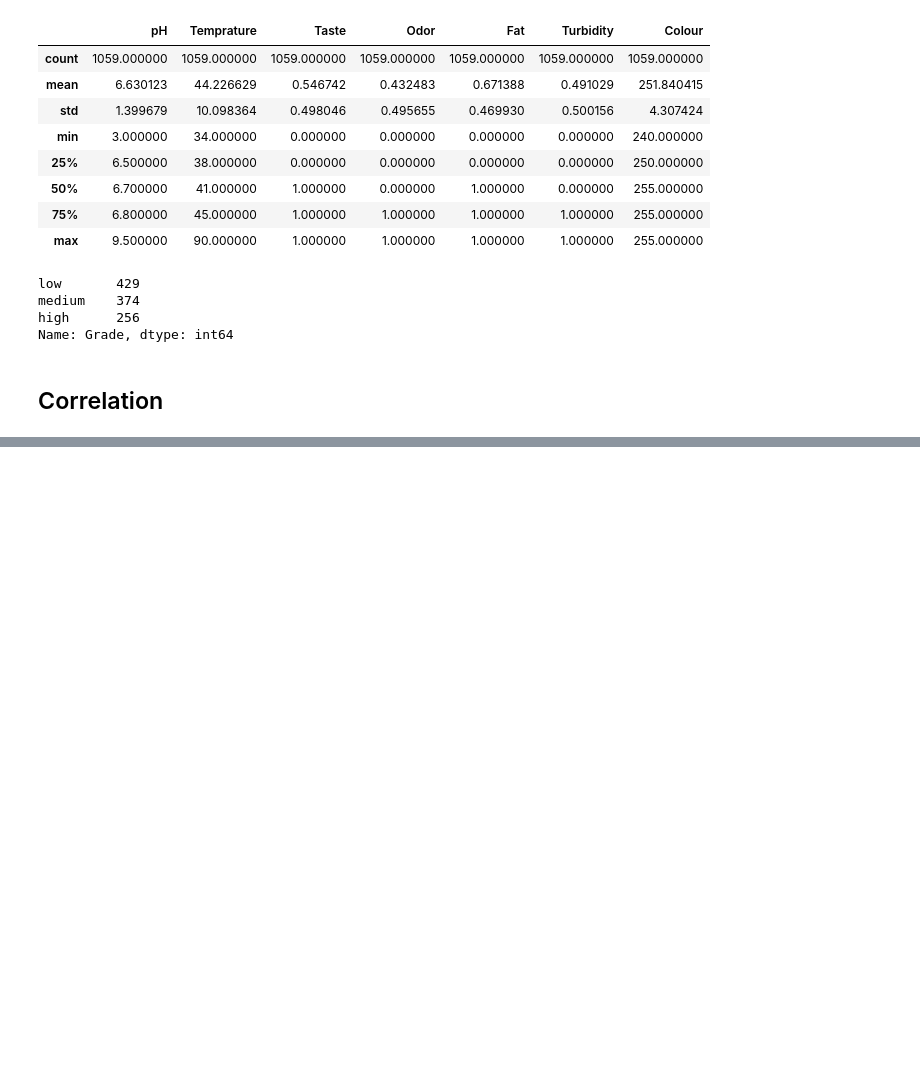
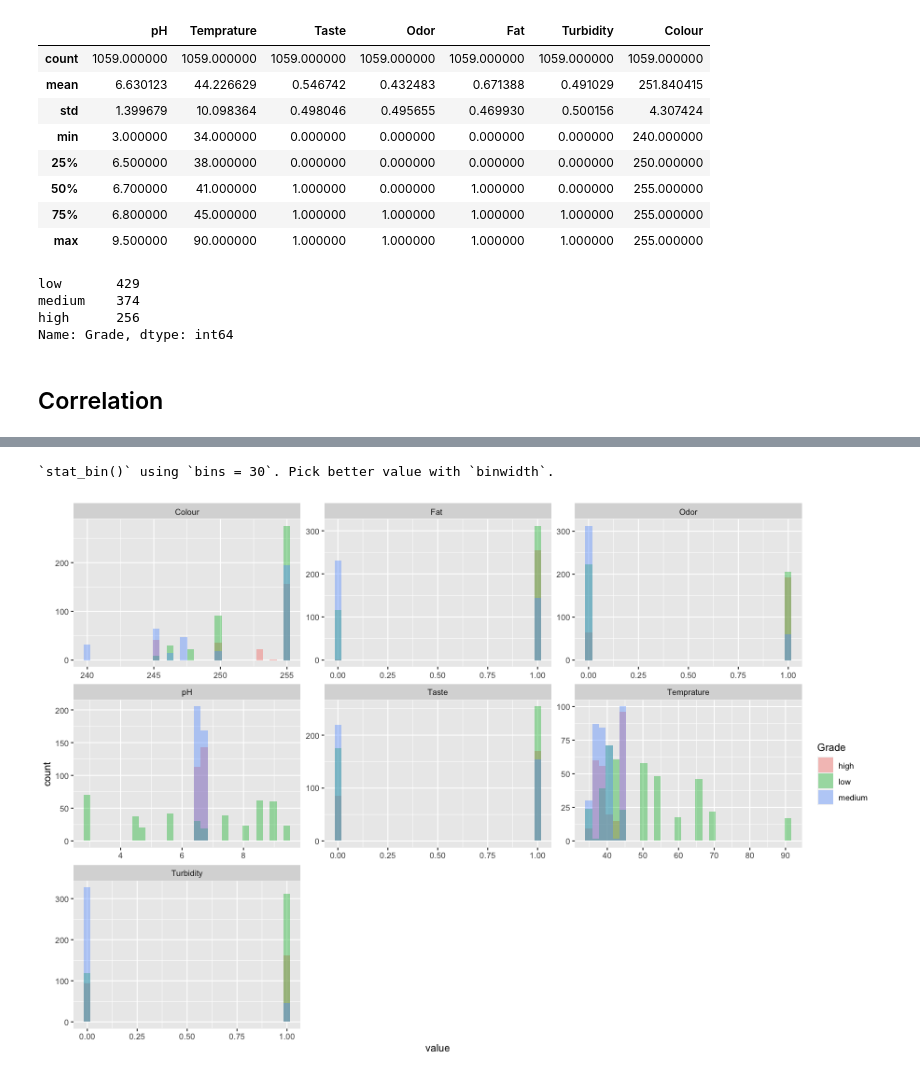
Before and after one commit to kulaphongj/milk_quality_prediction, a Jupyter notebook: 1_eda.ipynb, the cells around one changed output, grey strips where cells are left out. Saved outputs shown, nothing was run; the diff lists cells and outputs as text; code cells hidden in the pictures; blank space fills up the shorter version.

```diff
--- a/1_eda.ipynb
+++ b/1_eda.ipynb
@@ -197,0 +228,13 @@ plot_correlation_heat(df_raw, method='spearman')
+# %%
+%%R -i df_raw_melt -w 900 -h 600
+
+library(ggplot2)
+
+g2 = ggplot(df_raw_melt, aes(x=value, fill=Grade)) +
+        geom_histogram(alpha=0.4, position = "identity") +
+        facet_wrap(~variable, scales="free", ncol=3) +
+        scale_color_manual(values = c("high" = "green", "medium" = "blue", "low" = "red"))
+g2
+# %% [output]
+`stat_bin()` using `bins = 30`. Pick better value with `binwidth`.
+[figure, added]
```
Also changed, not shown: parts of 12 cells of this notebook, 1 other file.
